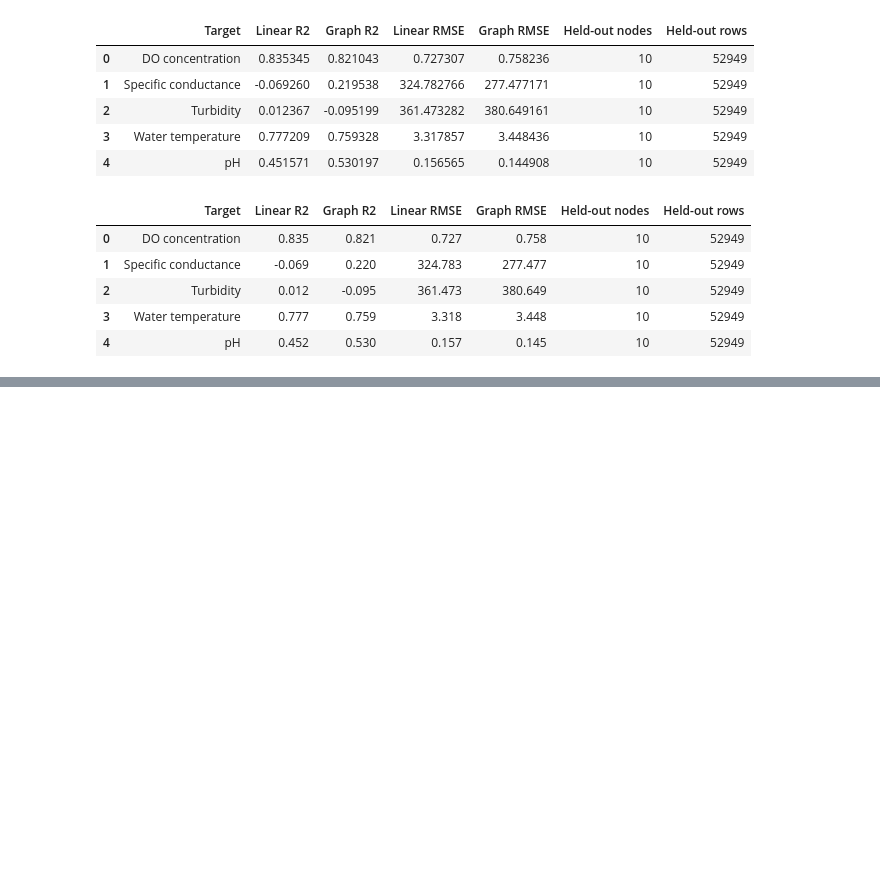
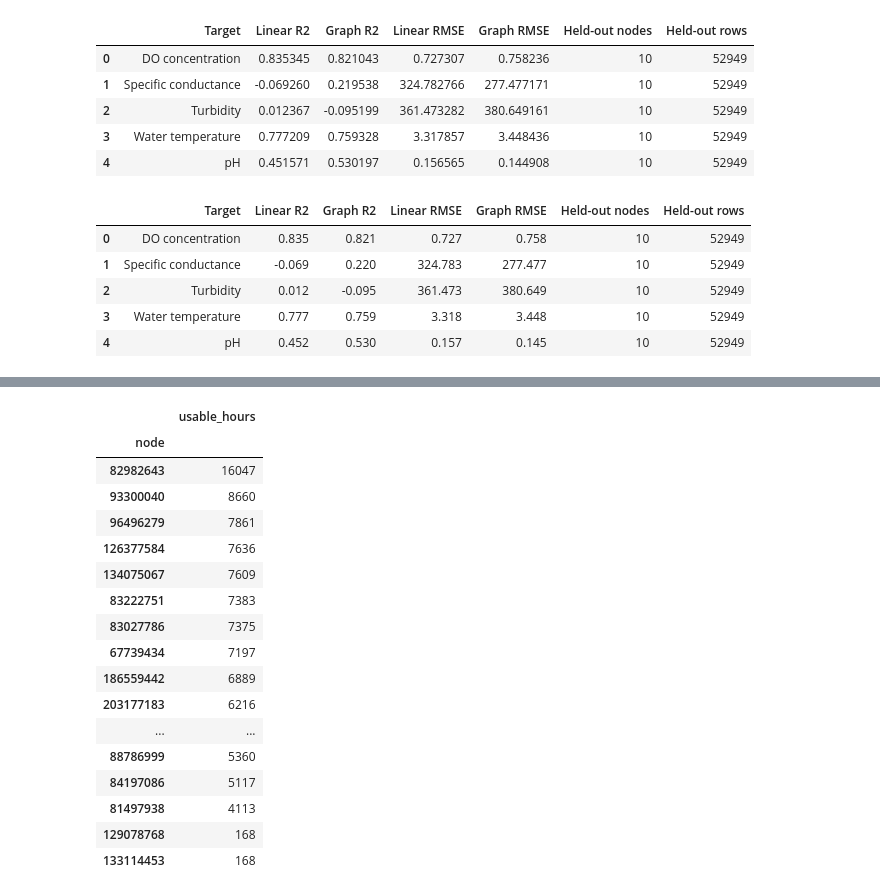
Before and after one commit to andrewc156/rivernets, a Jupyter notebook: graph_linear_regression_laplacian.ipynb, the cells around one changed output, grey strips where cells are left out. Drawn from its saved outputs; the diff is of its cells as text; code cells hidden in the pictures; blank space fills up the shorter version.

```diff
--- a/graph_linear_regression_laplacian.ipynb
+++ b/graph_linear_regression_laplacian.ipynb
@@ -13915,0 +16614,73 @@ display(display_table)
+# %%
+# ============================================================
+# pH MODEL DATASET:
+# ALL 19 pH NODES
+#
+# Target:
+#   pH
+#
+# Predictor:
+#   Specific conductance
+# ============================================================
+
+PH_TARGET = "pH"
+
+PH_FEATURES = [
+    "Specific conductance"
+]
+
+
+ph_model_df = (
+    search_source[
+        [
+            "node",
+            "time",
+            PH_TARGET
+        ] + PH_FEATURES
+    ]
+    .dropna(
+        subset=[
+            "node",
+            "time",
+            PH_TARGET
+        ] + PH_FEATURES
+    )
+    .groupby(
+        [
+            "node",
+            "time"
+        ],
+        as_index=False
+    )[
+        [
+            PH_TARGET
+        ] + PH_FEATURES
+    ]
+    .median()
+)
+
+
+print(
+    "Usable pH nodes:",
+    ph_model_df["node"].nunique()
+)
+
+print(
+    "Total usable node-hours:",
+    len(ph_model_df)
+)
+
+
+display(
+    ph_model_df
+    .groupby("node")
+    .size()
+    .sort_values(
+        ascending=False
+    )
+    .rename(
+        "usable_hours"
+    )
+    .to_frame()
+)
+# %% [output]
@@ -13915,0 +16689,18 @@ display(display_table)
+|  | usable_hours |
+| node |  |
+| 82982643 | 16047 |
+| 93300040 | 8660 |
+| 96496279 | 7861 |
+| 126377584 | 7636 |
+| 134075067 | 7609 |
+| 83222751 | 7383 |
+| 83027786 | 7375 |
+| 67739434 | 7197 |
+| 186559442 | 6889 |
+| 203177183 | 6216 |
+| ... | ... |
+| 88786999 | 5360 |
+| 84197086 | 5117 |
+| 81497938 | 4113 |
+| 129078768 | 168 |
+| 133114453 | 168 |
```
Also changed, not shown: parts of 12 cells of this notebook, 2 other files.
